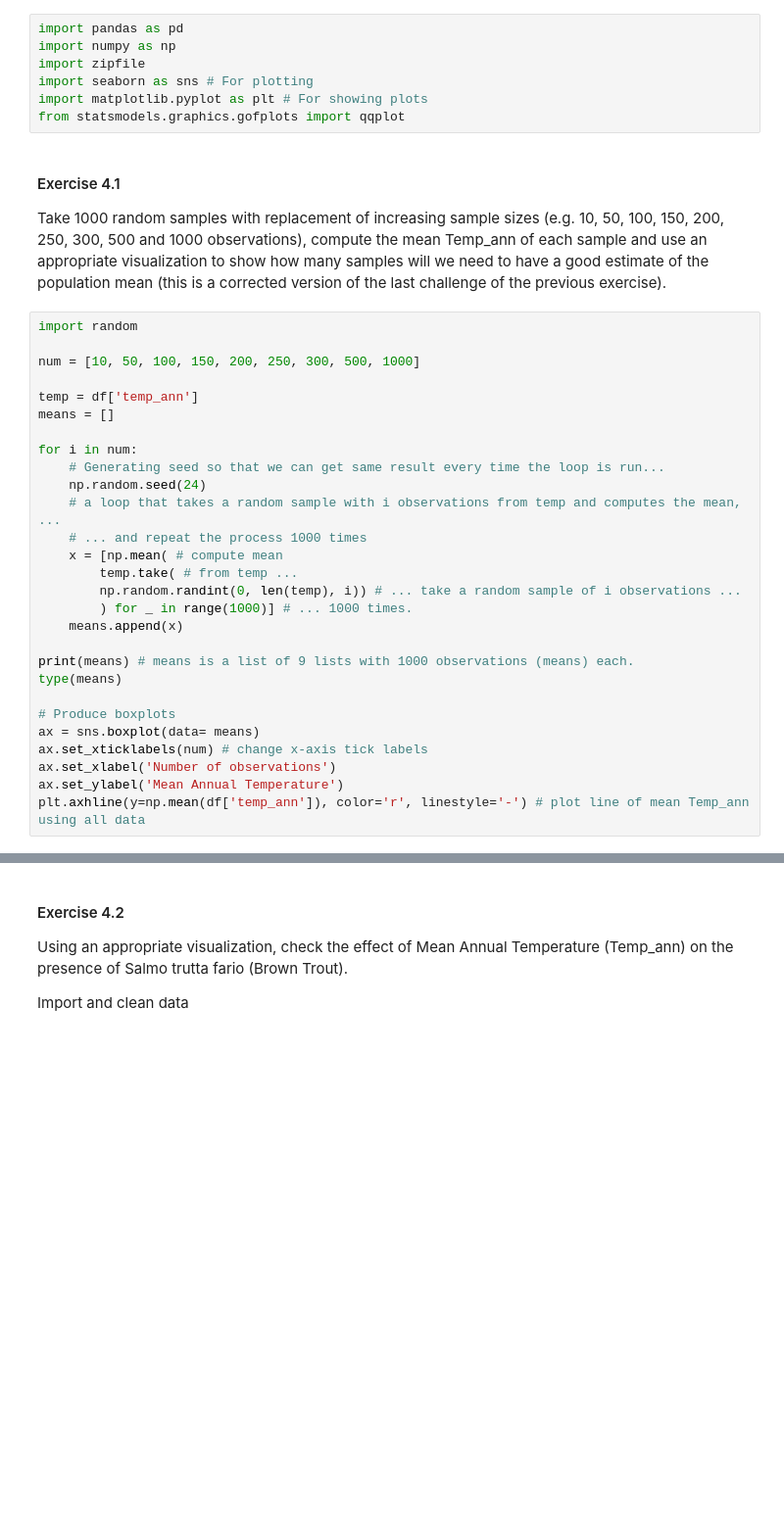
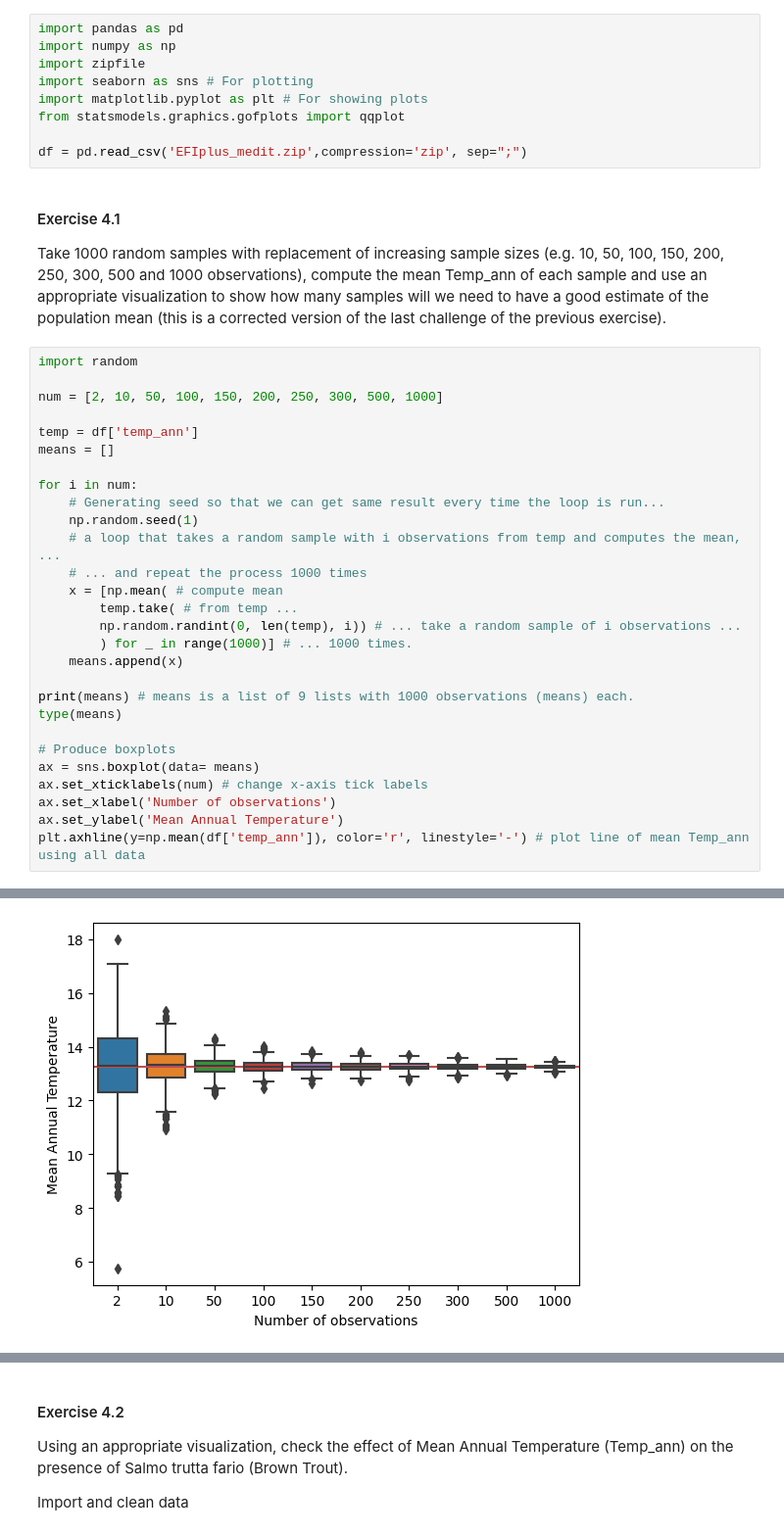
Before and after one commit to jfilipa1/greends-avcd, a Jupyter notebook: people/Vasco Florentino/class_4/Exercise4_correction.ipynb, the cells around one changed output, grey strips where cells are left out. Shown at 98% size. Drawn from its saved outputs; the diff is of its cells as text; blank space fills up the shorter version.

```diff
--- a/people/Vasco Florentino/class_4/Exercise4_correction.ipynb
+++ b/people/Vasco Florentino/class_4/Exercise4_correction.ipynb
@@ -7,6 +7,8 @@ import zipfile
 import seaborn as sns # For plotting
 import matplotlib.pyplot as plt # For showing plots
 from statsmodels.graphics.gofplots import qqplot
+
+df = pd.read_csv('EFIplus_medit.zip',compression='zip', sep=";")
 # %% [markdown]
 #### Exercise 4.1
 
@@ -14,14 +16,14 @@ Take 1000 random samples with replacement of increasing sample sizes (e.g. 10, 5
 # %%
 import random
 
-num = [10, 50, 100, 150, 200, 250, 300, 500, 1000]
+num = [2, 10, 50, 100, 150, 200, 250, 300, 500, 1000]
 
 temp = df['temp_ann']
 means = []
 
 for i in num:
     # Generating seed so that we can get same result every time the loop is run...
-    np.random.seed(24)
+    np.random.seed(1)
     # a loop that takes a random sample with i observations from temp and computes the mean, ...
     # ... and repeat the process 1000 times
     x = [np.mean( # compute mean
@@ -39,3 +41,4 @@ ax.set_xticklabels(num) # change x-axis tick labels
 ax.set_xlabel('Number of observations')
 ax.set_ylabel('Mean Annual Temperature')
 plt.axhline(y=np.mean(df['temp_ann']), color='r', linestyle='-') # plot line of mean Temp_ann using all data
+# %% [output]
@@ -42,3 +47,4 @@ plt.axhline(y=np.mean(df['temp_ann']), color='r', linestyle='-') # plot line of
+[figure, added]
 # %%
 ax = sns.violinplot(data= means)
 ax.set_xticklabels(num) # change x-axis tick labels
```
Also changed, not shown: parts of 18 cells of this notebook, 5 other files.
